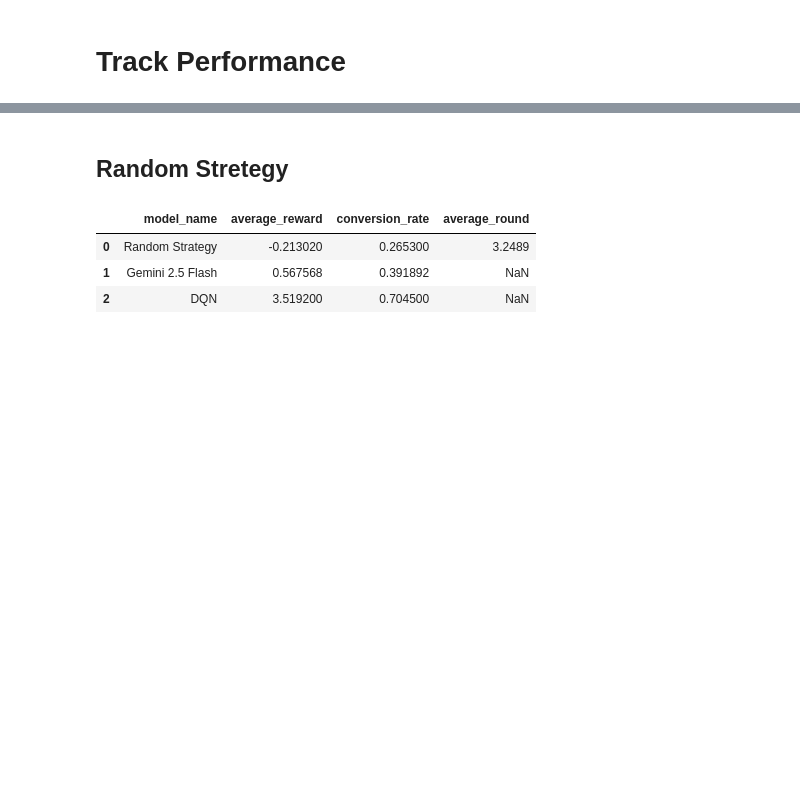
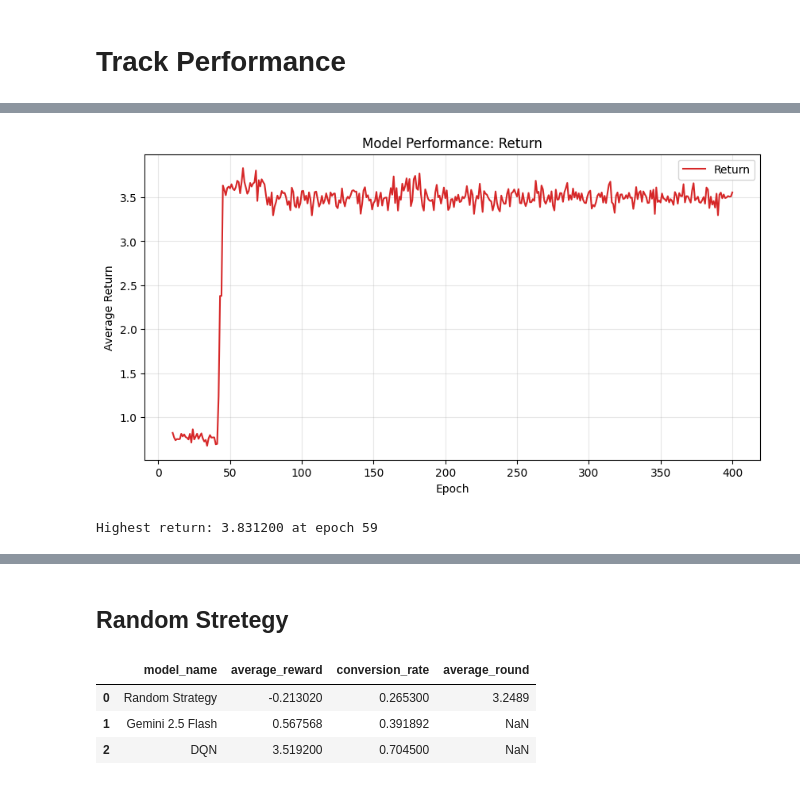
Before and after one commit to FitMAnalytics/transcript_DQN, a Jupyter notebook: DQN_training.ipynb, the cells around one changed output, grey strips where cells are left out. Saved outputs shown, nothing was run; the diff lists cells and outputs as text; code cells hidden in the pictures; blank space fills up the shorter version.

```diff
--- a/DQN_training.ipynb
+++ b/DQN_training.ipynb
@@ -243,0 +202,24 @@ model_test_records_sorted.head(20)
+# %%
+
+
+epoch_count = 500
+
+return_df = model_test_records.head(epoch_count)
+
+plt.figure(figsize=(10, 5))
+plt.plot(return_df['model_num']//1000, return_df['Average Reward'], color='tab:red', label='Return')
+plt.title('Model Performance: Return')
+plt.xlabel('Epoch')
+plt.ylabel('Average Return')
+plt.grid(True, alpha=0.3)
+plt.legend()
+plt.show()
+
+# Find the row with the highest return
+max_row = return_df.loc[return_df['Average Reward'].idxmax()]
+max_epoch = int(max_row['model_num']//1000)
+max_return = float(max_row['Average Reward'])
+print(f"Highest return: {max_return:.6f} at epoch {max_epoch}")
+# %% [output]
+[figure, added]
+Highest return: 3.831200 at epoch 59
```
Also changed, not shown: parts of 9 cells of this notebook.
